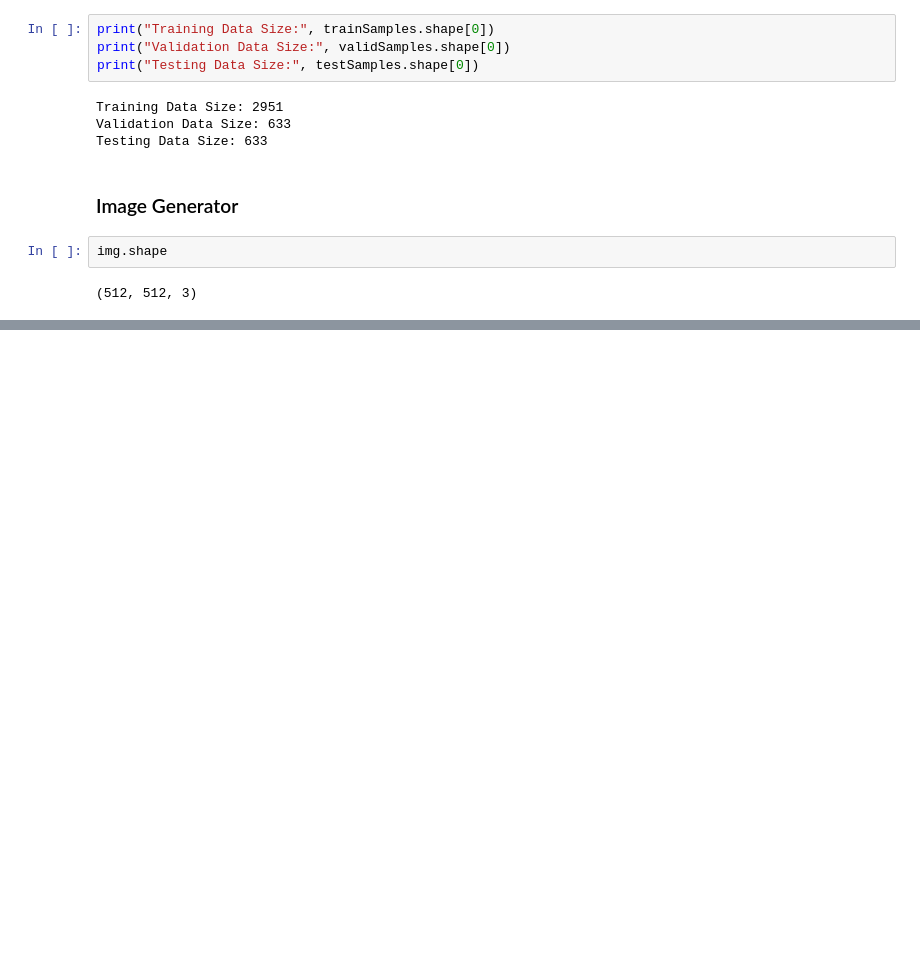
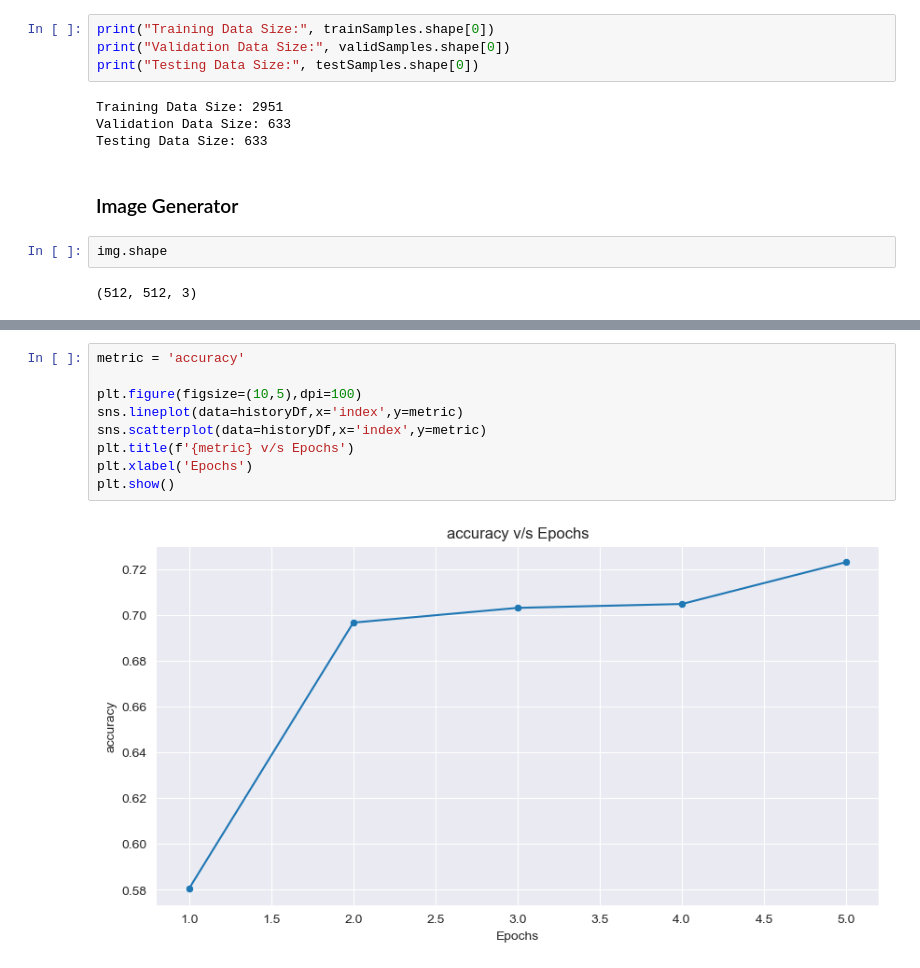
Before and after one commit to AsutoshDalei/Optic-Diseases, a Jupyter notebook: notebooks/OcularDiseaseClassification.ipynb, the cells around one changed output, grey strips where cells are left out. Cells and saved outputs as stored; diff of their text form; blank space fills up the shorter version.

```diff
--- a/notebooks/OcularDiseaseClassification.ipynb
+++ b/notebooks/OcularDiseaseClassification.ipynb
@@ -196,0 +265,11 @@ Found 633 validated image filenames belonging to 4 classes.
+# %%
+metric = 'accuracy'
+
+plt.figure(figsize=(10,5),dpi=100)
+sns.lineplot(data=historyDf,x='index',y=metric)
+sns.scatterplot(data=historyDf,x='index',y=metric)
+plt.title(f'{metric} v/s Epochs')
+plt.xlabel('Epochs')
+plt.show()
+# %% [output]
+[figure, added]
```
Also changed, not shown: parts of 15 cells of this notebook, 1 other file.
